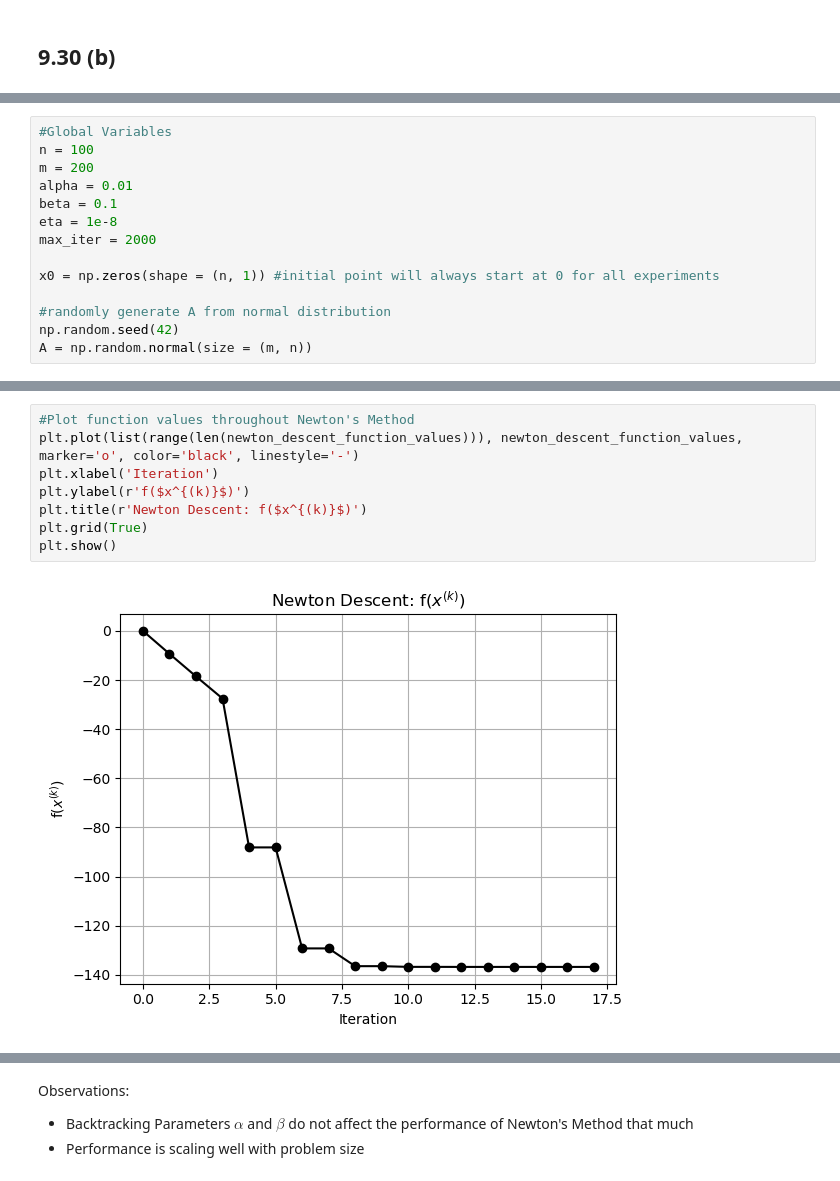
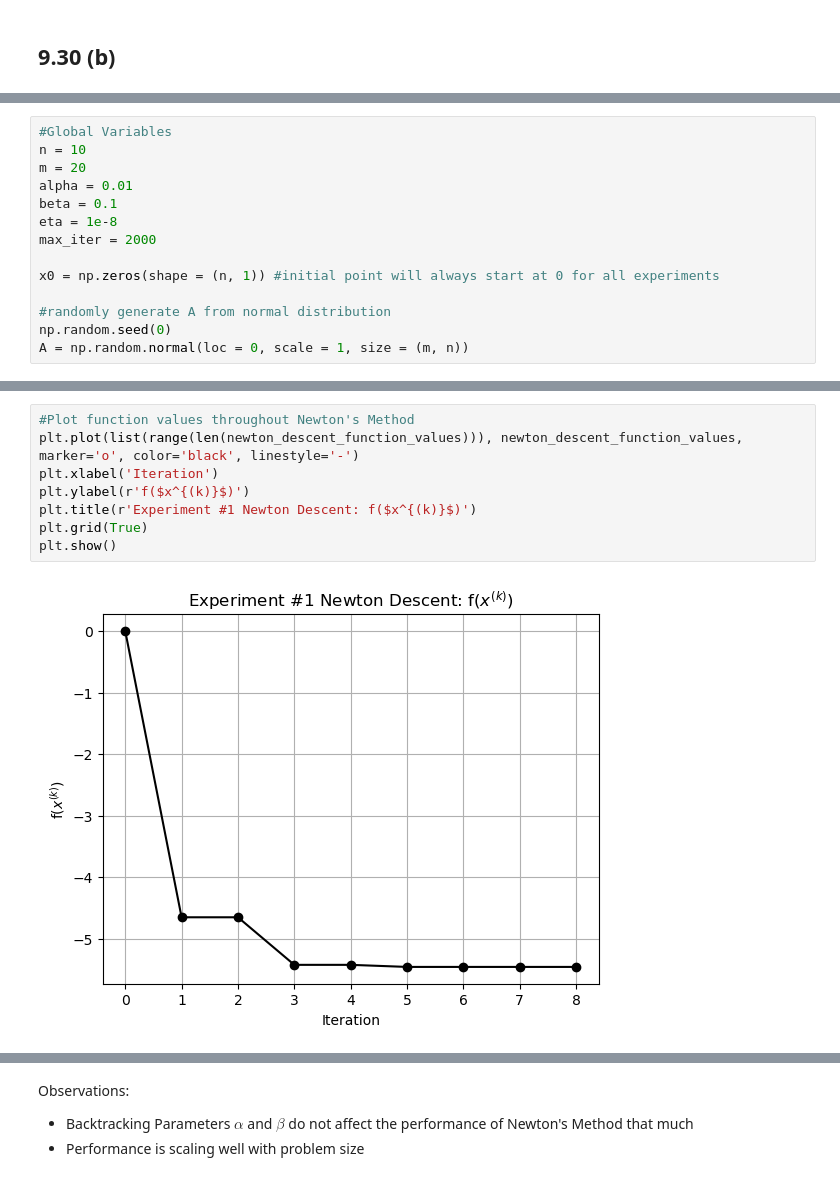
Before and after one commit to Ravi-Raghavan/ConvexOptimization, a Jupyter notebook: hw5.ipynb, the cells around one changed output, grey strips where cells are left out. Drawn from its saved outputs; the diff is of its cells as text.

Commit message:
Adding Experiments for Seed 2

```diff
--- a/hw5.ipynb
+++ b/hw5.ipynb
@@ -835,7 +968,7 @@ Observations:
 # %%
 #Global Variables
-n = 100
-m = 200
+n = 10
+m = 20
 alpha = 0.01
 beta = 0.1
 eta = 1e-8
@@ -844,8 +977,8 @@ max_iter = 2000
 x0 = np.zeros(shape = (n, 1)) #initial point will always start at 0 for all experiments
 
 #randomly generate A from normal distribution
-np.random.seed(42)
-A = np.random.normal(size = (m, n))
+np.random.seed(0)
+A = np.random.normal(loc = 0, scale = 1, size = (m, n))
 # %%
 #Run Newton's Method
 newton_descent_iterates, newton_descent_function_values, newton_descent_alpha_values = newton_descent(f, f_gradient, f_hessian, f_backtracking_algorithm, A, x0, max_iter, eta, alpha, beta)
@@ -871,12 +994,12 @@ Iteration: 17, Current Function Value(Beginning of Iteration): -136.785629265921
 # %%
 #Plot function values throughout Newton's Method
 plt.plot(list(range(len(newton_descent_function_values))), newton_descent_function_values, marker='o', color='black', linestyle='-')
 plt.xlabel('Iteration')
 plt.ylabel(r'f($x^{(k)}$)')
-plt.title(r'Newton Descent: f($x^{(k)}$)')
+plt.title(r'Experiment #1 Newton Descent: f($x^{(k)}$)')
 plt.grid(True)
 plt.show()
 # %% [output]
-[figure, old version]
+[figure, new version]
 # %%
 #Plot distance to optimal function value throughout Newton's Method
```
Also changed, not shown: parts of 165 cells of this notebook.
